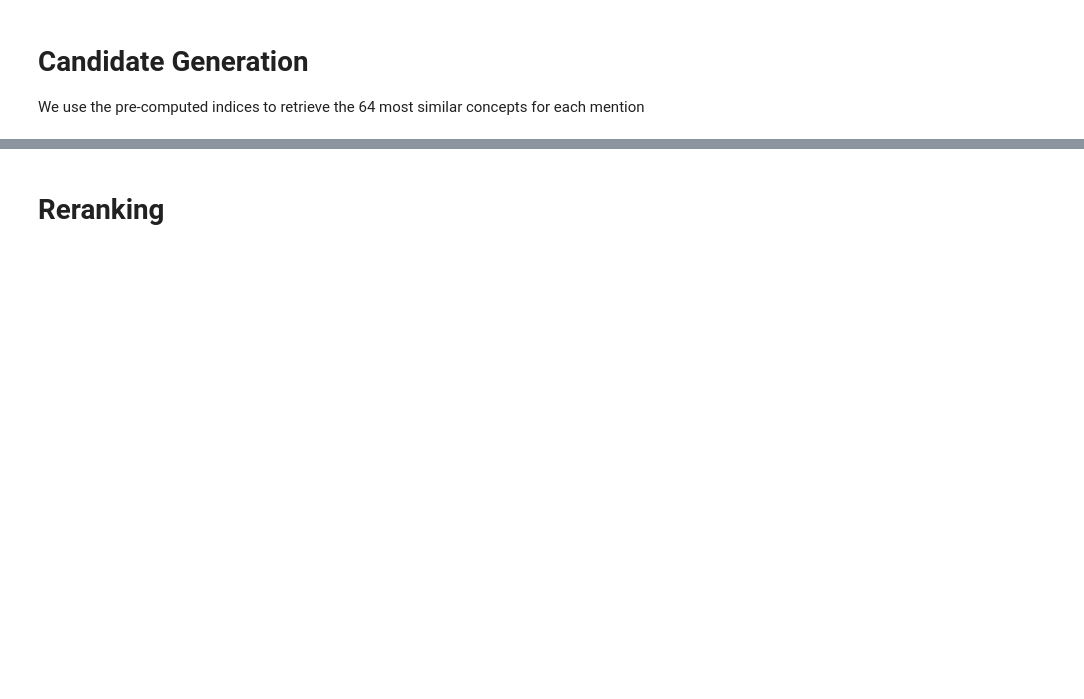
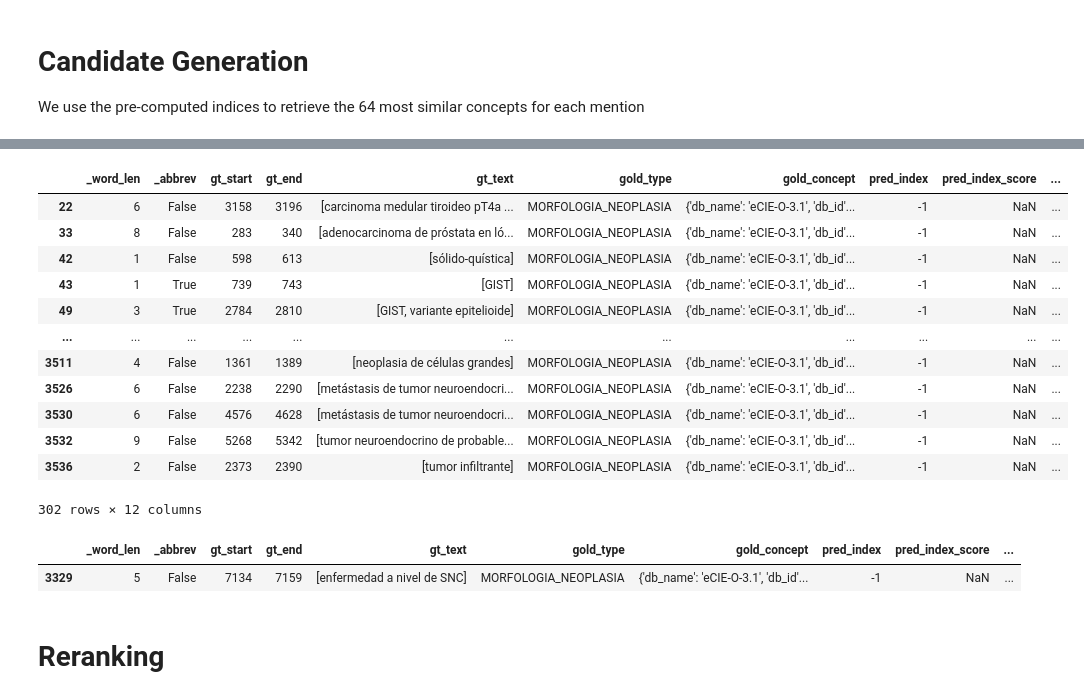
Before and after one commit to DaniPerezCespedes/xmen, a Jupyter notebook: notebooks/00_Getting_Started_Cantemist.ipynb, the cells around one changed output, grey strips where cells are left out. Drawn from its saved outputs; the diff is of its cells as text; code cells hidden in the pictures; blank space fills up the shorter version.

```diff
--- a/notebooks/00_Getting_Started_Cantemist.ipynb
+++ b/notebooks/00_Getting_Started_Cantemist.ipynb
@@ -84,3 +174,25 @@ NameError: name 'evaluate' is not defined
+# %%
+ea_df.query("pred_index == -1")
+# %% [output]
+|  | _word_len | _abbrev | gt_start | gt_end | gt_text | gold_type | gold_concept | pred_index | pred_index_score | ... |
+| 22 | 6 | False | 3158 | 3196 | [carcinoma medular tiroideo pT4a ... | MORFOLOGIA_NEOPLASIA | {'db_name': 'eCIE-O-3.1', 'db_id'... | -1 | NaN | ... |
+| 33 | 8 | False | 283 | 340 | [adenocarcinoma de próstata en ló... | MORFOLOGIA_NEOPLASIA | {'db_name': 'eCIE-O-3.1', 'db_id'... | -1 | NaN | ... |
+| 42 | 1 | False | 598 | 613 | [sólido-quística] | MORFOLOGIA_NEOPLASIA | {'db_name': 'eCIE-O-3.1', 'db_id'... | -1 | NaN | ... |
+| 43 | 1 | True | 739 | 743 | [GIST] | MORFOLOGIA_NEOPLASIA | {'db_name': 'eCIE-O-3.1', 'db_id'... | -1 | NaN | ... |
+| 49 | 3 | True | 2784 | 2810 | [GIST, variante epitelioide] | MORFOLOGIA_NEOPLASIA | {'db_name': 'eCIE-O-3.1', 'db_id'... | -1 | NaN | ... |
+| ... | ... | ... | ... | ... | ... | ... | ... | ... | ... | ... |
+| 3511 | 4 | False | 1361 | 1389 | [neoplasia de células grandes] | MORFOLOGIA_NEOPLASIA | {'db_name': 'eCIE-O-3.1', 'db_id'... | -1 | NaN | ... |
+| 3526 | 6 | False | 2238 | 2290 | [metástasis de tumor neuroendocri... | MORFOLOGIA_NEOPLASIA | {'db_name': 'eCIE-O-3.1', 'db_id'... | -1 | NaN | ... |
+| 3530 | 6 | False | 4576 | 4628 | [metástasis de tumor neuroendocri... | MORFOLOGIA_NEOPLASIA | {'db_name': 'eCIE-O-3.1', 'db_id'... | -1 | NaN | ... |
+| 3532 | 9 | False | 5268 | 5342 | [tumor neuroendocrino de probable... | MORFOLOGIA_NEOPLASIA | {'db_name': 'eCIE-O-3.1', 'db_id'... | -1 | NaN | ... |
+| 3536 | 2 | False | 2373 | 2390 | [tumor infiltrante] | MORFOLOGIA_NEOPLASIA | {'db_name': 'eCIE-O-3.1', 'db_id'... | -1 | NaN | ... |
+302 rows × 12 columns
+# %%
+#Check when it was assigned the generic code 8000/6, but the match was better with another ICD-O code
+ea_df[ea_df.gold_concept.map(lambda g: g["db_id"] == "8000/6") & (ea_df.pred_index == -1)]#.pred_index.value_counts()
+# %% [output]
+|  | _word_len | _abbrev | gt_start | gt_end | gt_text | gold_type | gold_concept | pred_index | pred_index_score | ... |
+| 3329 | 5 | False | 7134 | 7159 | [enfermedad a nivel de SNC] | MORFOLOGIA_NEOPLASIA | {'db_name': 'eCIE-O-3.1', 'db_id'... | -1 | NaN | ... |
 # %% [markdown]
 # Reranking
 # %% [markdown]
```
Also changed, not shown: parts of 37 cells of this notebook, 27 other files.
